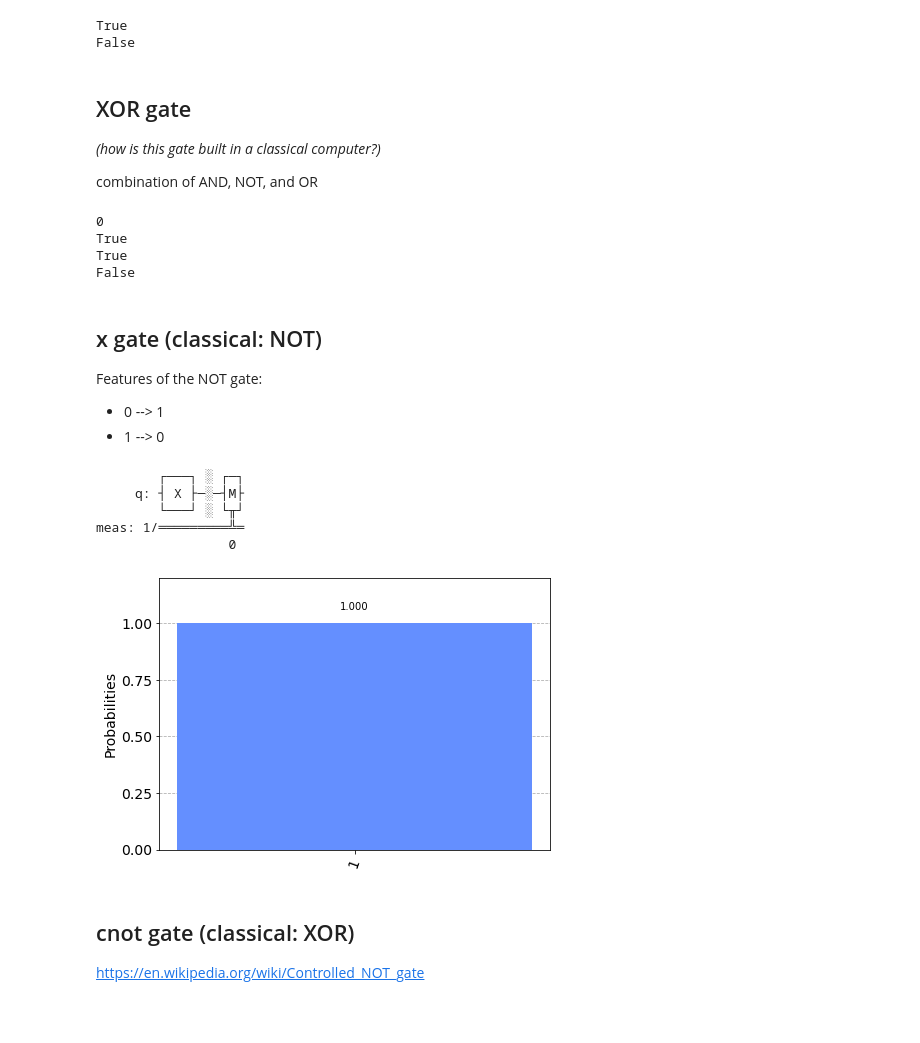
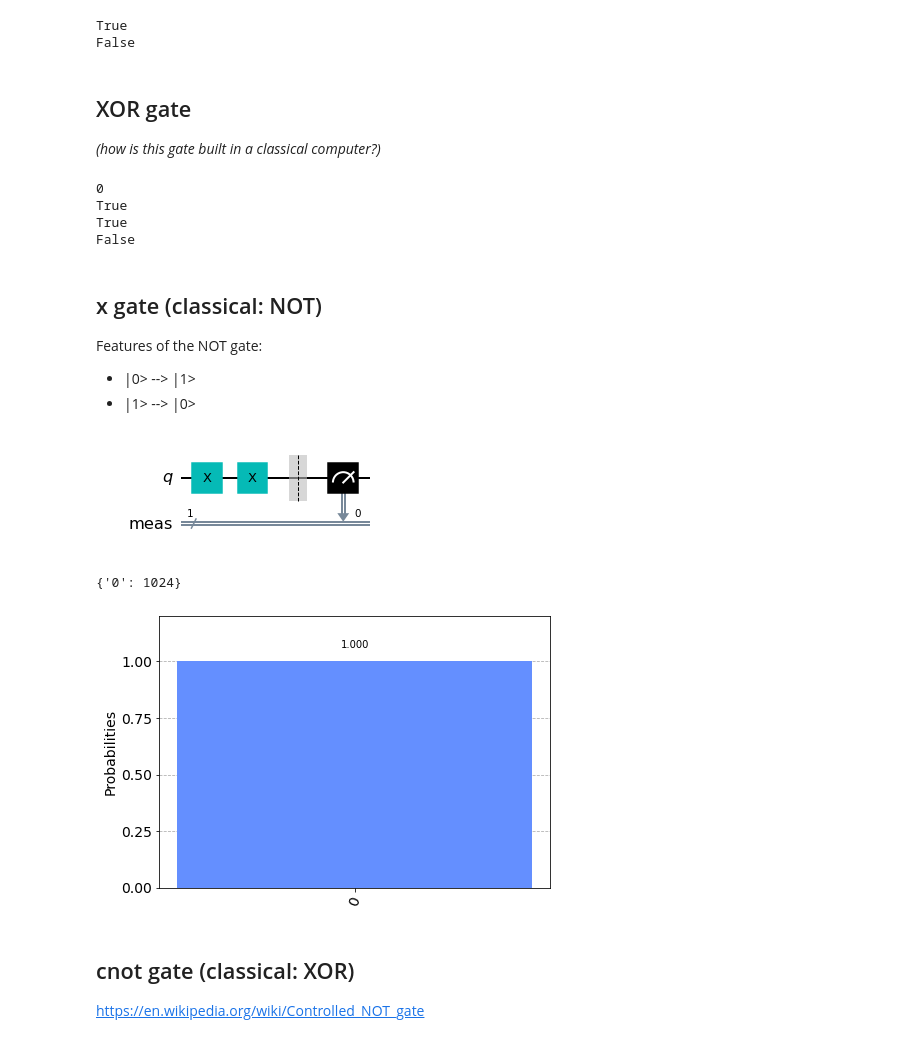
Before and after one commit to croppers/quantum_computing_workshop, a Jupyter notebook: 5 - Quantum Gates (key).ipynb, the cells around one changed output. Cells and saved outputs as stored; diff of their text form; code cells hidden in the pictures; blank space fills up the shorter version.

```diff
--- a/5 - Quantum Gates (key).ipynb
+++ b/5 - Quantum Gates (key).ipynb
@@ -78,6 +82,4 @@ False
 ## XOR gate
 
 *(how is this gate built in a classical computer?)*
-
-combination of AND, NOT, and OR
 # %%
@@ -103,5 +106,5 @@ False
 # %% [markdown]
 ## x gate (classical: NOT)
 Features of the NOT gate:
-* 0 --> 1
-* 1 --> 0
+* |0> --> |1>
+* |1> --> |0>
@@ -108,26 +123,15 @@ Features of the NOT gate:
 # %%
-qc_x = qiskit.QuantumCircuit(1) # one qbit quantum circuit
-qc_x.x(0) # x gate on the qbit
-qc_x.measure_all() # add a measurement gate to the register
-qc_x.draw() # draw the circuit
+qc_x = qiskit.QuantumCircuit(1) # one qbit circuit
+qc_x.x(0) # apply the x gate to the first (0-index) qbit
+qc_x.x(0) # apply the x gate to the first (0-index) qbit
+qc_x.measure_all() # measure the outcome with a classical bit
+qc_x.draw() # draw the resulting circuit
 # %% [output]
-        ┌───┐ ░ ┌─┐
-     q: ┤ X ├─░─┤M├
-        └───┘ ░ └╥┘
-meas: 1/═════════╩═
-                 0
+[figure, added]
 # %%
-def visualize(quantum_circuit):
-    # run the quantum circuit on the simulator
-    sim = qiskit.Aer.get_backend('aer_simulator')
-    result = sim.run(quantum_circuit).result()
-    counts = result.get_counts()
-
-    # visualize the results
-    return qiskit.visualization.plot_histogram(counts) # plot them using a histogram
-
-visualize(qc_x)
+test(qc_x)
 # %% [output]
+{'0': 1024}
 [figure]
 # %% [markdown]
 ## cnot gate (classical: XOR)
```
Also changed, not shown: parts of 14 cells of this notebook, 1 other file.
